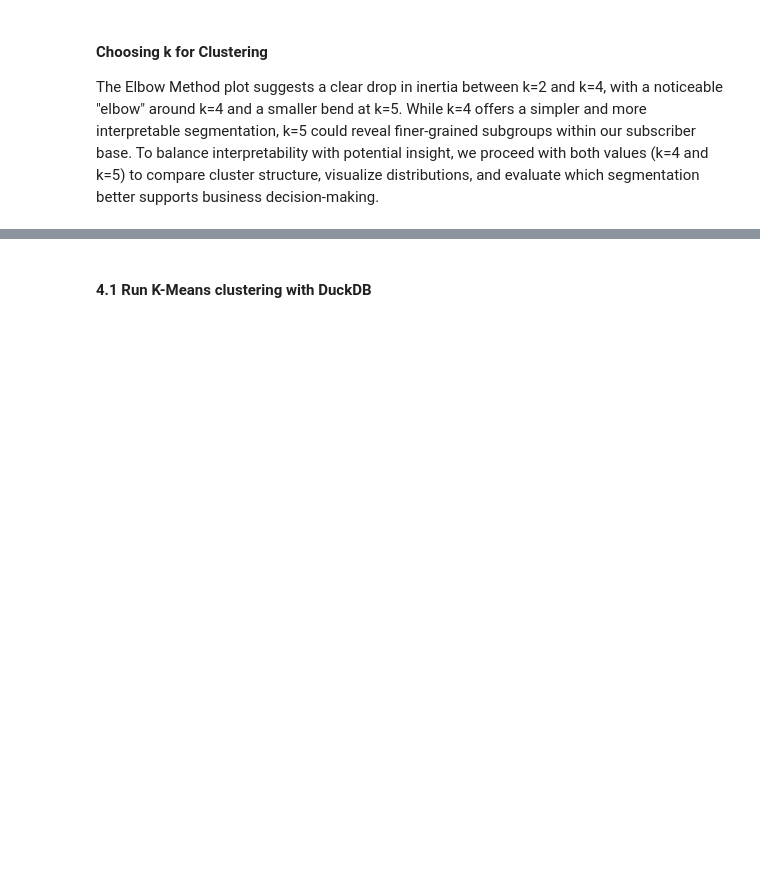
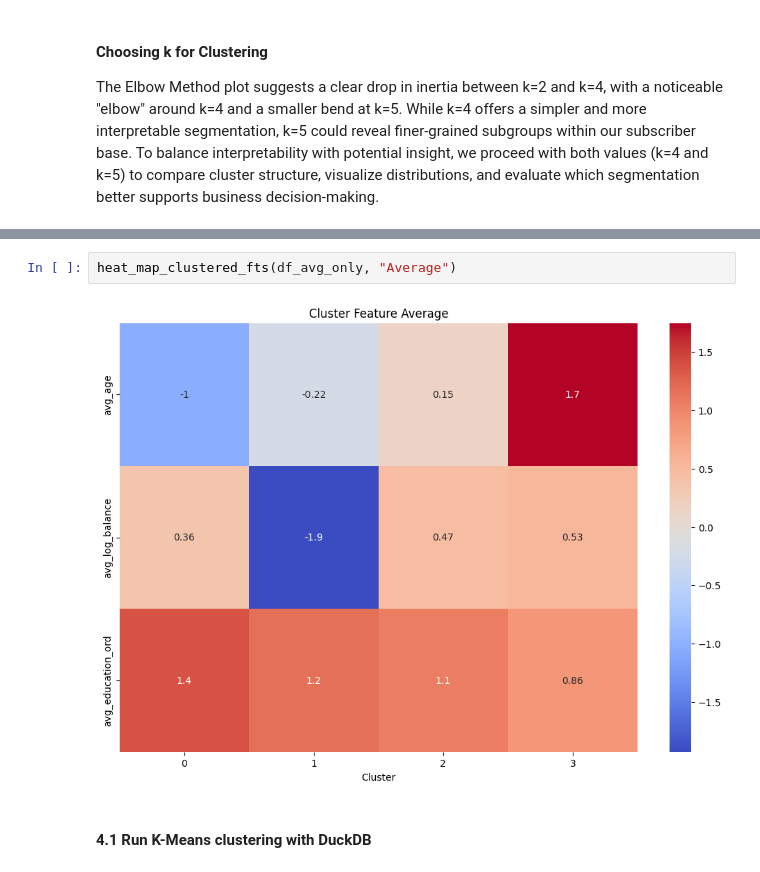
Before and after one commit to FederCO23/Term_Deposit_Marketing_-_tpx4U1BHhRR0IUm9, a Jupyter notebook: TermDepositMarketing_part2.ipynb, the cells around one changed output, grey strips where cells are left out. Cells and saved outputs as stored; diff of their text form; blank space fills up the shorter version.

```diff
--- a/TermDepositMarketing_part2.ipynb
+++ b/TermDepositMarketing_part2.ipynb
@@ -448,3 +565,7 @@ The Elbow Method plot suggests a clear drop in inertia between k=2 and k=4, with
+# %%
+heat_map_clustered_fts(df_avg_only, "Average")
+# %% [output]
+[figure, added]
 # %% [markdown]
 #### 4.1 Run K-Means clustering with DuckDB
 # %% [markdown]
```
Also changed, not shown: parts of 13 cells of this notebook.
